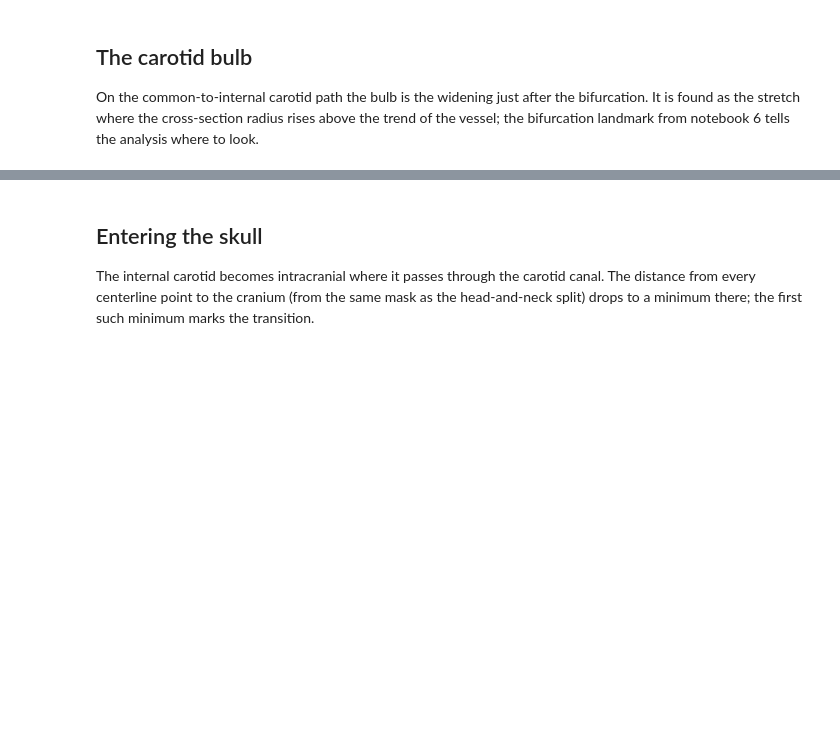
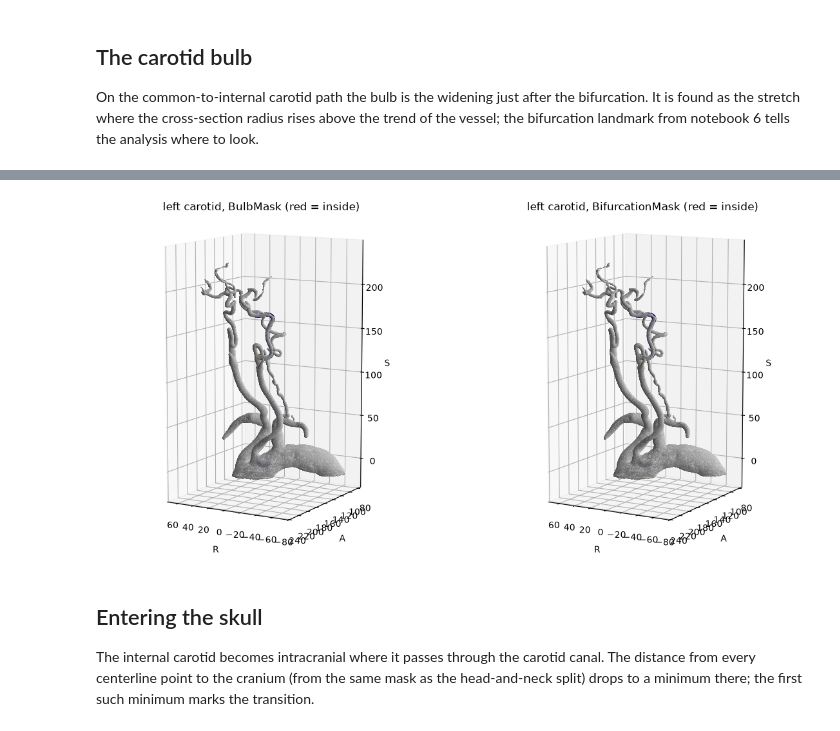
Before and after one commit to FLOWCAT-CV/arterial, a Jupyter notebook: notebooks/07_vessel_geometry.ipynb, the cells around one changed output, grey strips where cells are left out. Saved outputs shown, nothing was run; the diff lists cells and outputs as text; code cells hidden in the pictures; blank space fills up the shorter version.

```diff
--- a/notebooks/07_vessel_geometry.ipynb
+++ b/notebooks/07_vessel_geometry.ipynb
@@ -65,3 +81,13 @@ print(f"bulb spans {mask.sum()} points, {s[mask].max() - s[mask].min():.1f} mm"
+# %%
+pts_lca = vtk_to_numpy(bulb.GetPoints().GetData())
+fig = plt.figure(figsize=(14, 8))
+for idx, name in enumerate(["BulbMask", "BifurcationMask"]):
+    ax = fig.add_subplot(1, 2, idx + 1, projection="3d")
+    plot_surface(surface, ax)
+    ax.scatter(pts_lca[:, 0], pts_lca[:, 1], pts_lca[:, 2], c=b(name), cmap="seismic", s=14, vmin=0, vmax=1)
+    finish_3d(ax, title=f"left carotid, {name} (red = inside)")
+# %% [output]
+[figure, added]
 # %% [markdown]
 ## Entering the skull
 
```
Also changed, not shown: parts of 7 cells of this notebook.
